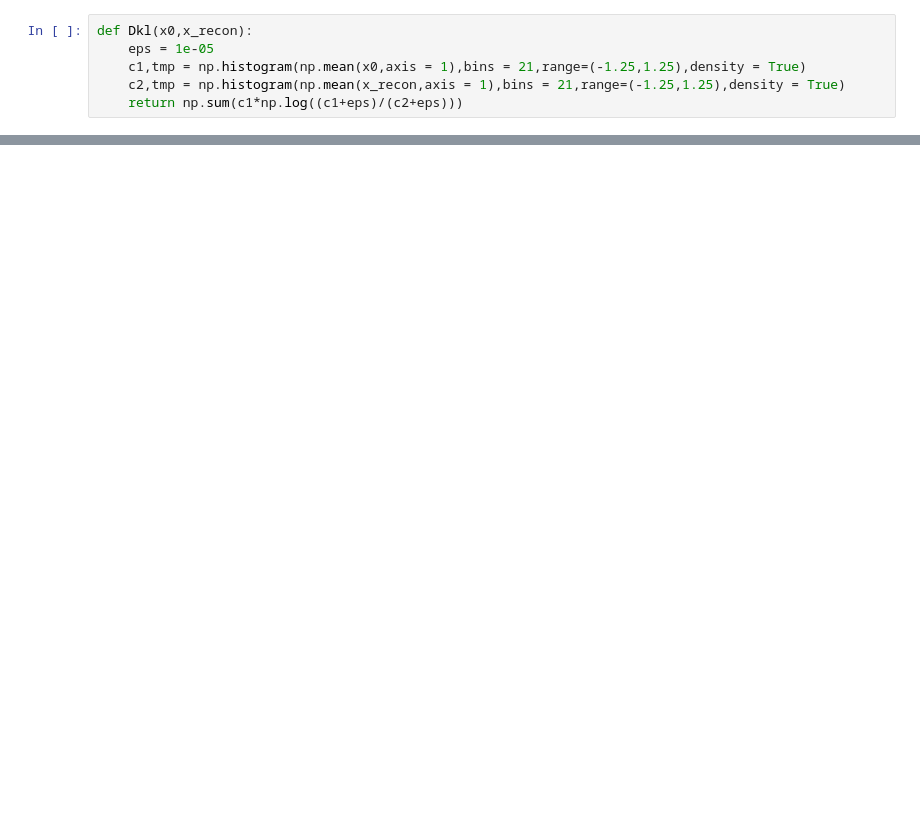
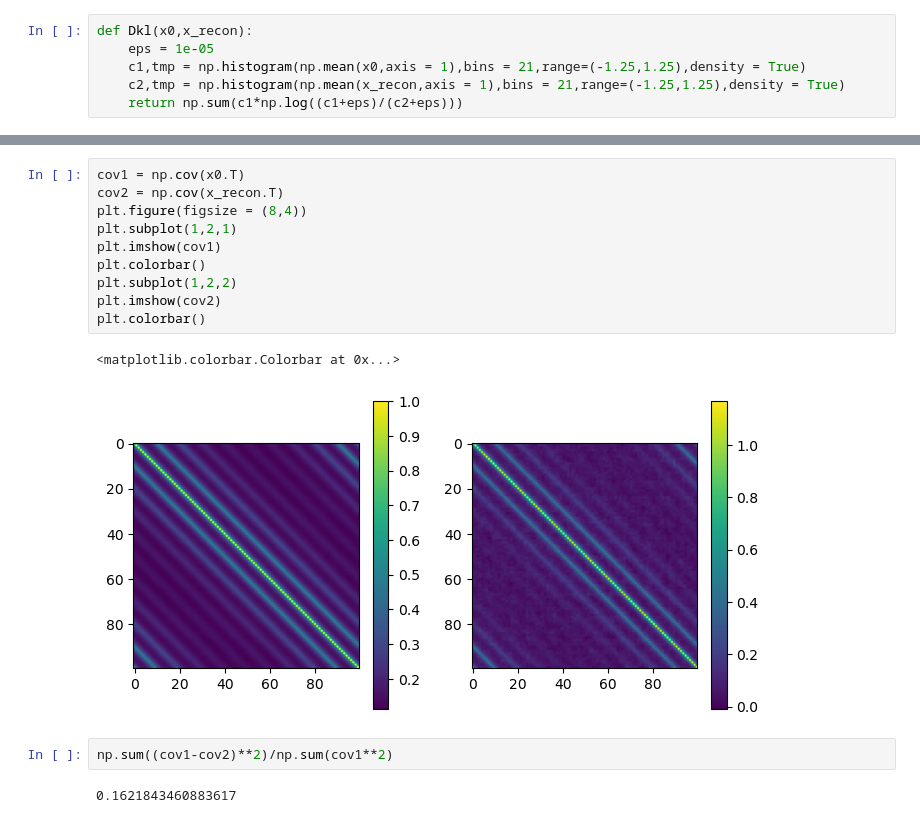
Before and after one commit to bsfn-0323/diffusion, a Jupyter notebook: gaussDiff.ipynb, the cells around one changed output, grey strips where cells are left out. Saved outputs shown, nothing was run; the diff lists cells and outputs as text; blank space fills up the shorter version.

```diff
--- a/gaussDiff.ipynb
+++ b/gaussDiff.ipynb
@@ -82,0 +82,17 @@ Dkl(x0,x_recon)
+# %%
+cov1 = np.cov(x0.T)
+cov2 = np.cov(x_recon.T)
+plt.figure(figsize = (8,4))
+plt.subplot(1,2,1)
+plt.imshow(cov1)
+plt.colorbar()
+plt.subplot(1,2,2)
+plt.imshow(cov2)
+plt.colorbar()
+# %% [output]
+<matplotlib.colorbar.Colorbar at 0x...>
+[figure, added]
+# %%
+np.sum((cov1-cov2)**2)/np.sum(cov1**2)
+# %% [output]
+0.1621843460883617
```
Also changed, not shown: parts of 6 cells of this notebook, 4 other files.
